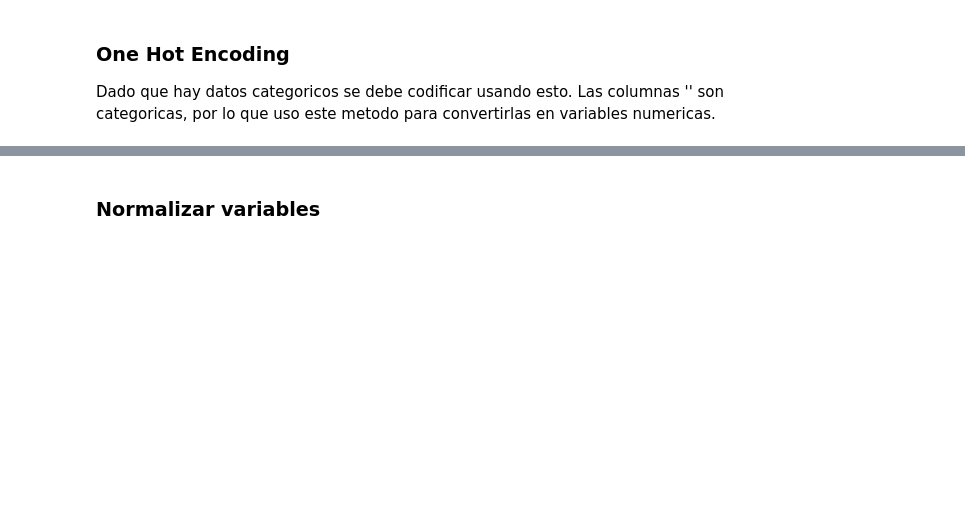
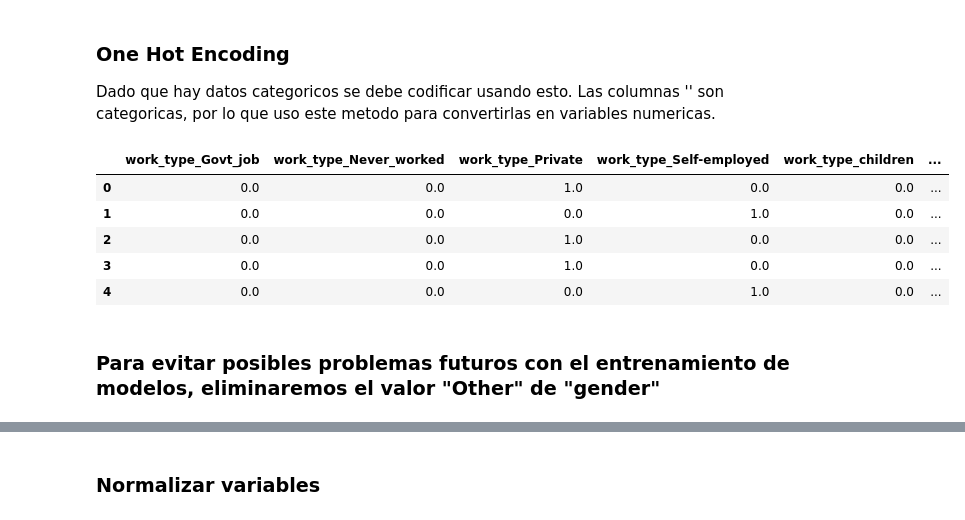
Before and after one commit to J0SEF4/DM-PredecirAccidenteCerebrovascular, a Jupyter notebook: proyecto.ipynb, the cells around one changed output, grey strips where cells are left out. Cells and saved outputs as stored; diff of their text form; code cells hidden in the pictures; blank space fills up the shorter version.

```diff
--- a/proyecto.ipynb
+++ b/proyecto.ipynb
@@ -135,7 +138,28 @@ dtype: int64
 ### Remover columnas
 Saco columnas que no aportan informacion relevante para el modelo  en predecir la supervivencia de los pasajeros y cabin porque tiene muchos datos nulos.
 # %%
-dframe.drop([''], axis=1, inplace=True)
+dframe.drop(['id'], axis=1, inplace=True)
 # %% [markdown]
 ### One Hot Encoding
 Dado que hay datos categoricos se debe codificar usando esto. Las columnas ''  son categoricas, por lo que uso este metodo para convertirlas en variables numericas.
+# %%
+categorical_columns = ['work_type', 'smoking_status']
+encoder = OneHotEncoder(sparse_output=False)
+
+encoded_features = encoder.fit_transform(dframe[categorical_columns])
+
+feature_names = encoder.get_feature_names_out(categorical_columns)
+
+dframe_encoded = pd.DataFrame(encoded_features, columns=feature_names)
+
+dframe = pd.concat([dframe_encoded, dframe.drop(categorical_columns, axis=1)], axis=1)
+dframe.head()
+# %% [output]
+|  | work_type_Govt_job | work_type_Never_worked | work_type_Private | work_type_Self-employed | work_type_children | ... |
+| 0 | 0.0 | 0.0 | 1.0 | 0.0 | 0.0 | ... |
+| 1 | 0.0 | 0.0 | 0.0 | 1.0 | 0.0 | ... |
+| 2 | 0.0 | 0.0 | 1.0 | 0.0 | 0.0 | ... |
+| 3 | 0.0 | 0.0 | 1.0 | 0.0 | 0.0 | ... |
+| 4 | 0.0 | 0.0 | 0.0 | 1.0 | 0.0 | ... |
+# %% [markdown]
+### Para evitar posibles problemas futuros con el entrenamiento de modelos, eliminaremos el valor "Other" de "gender"
```
Also changed, not shown: parts of 11 cells of this notebook.
